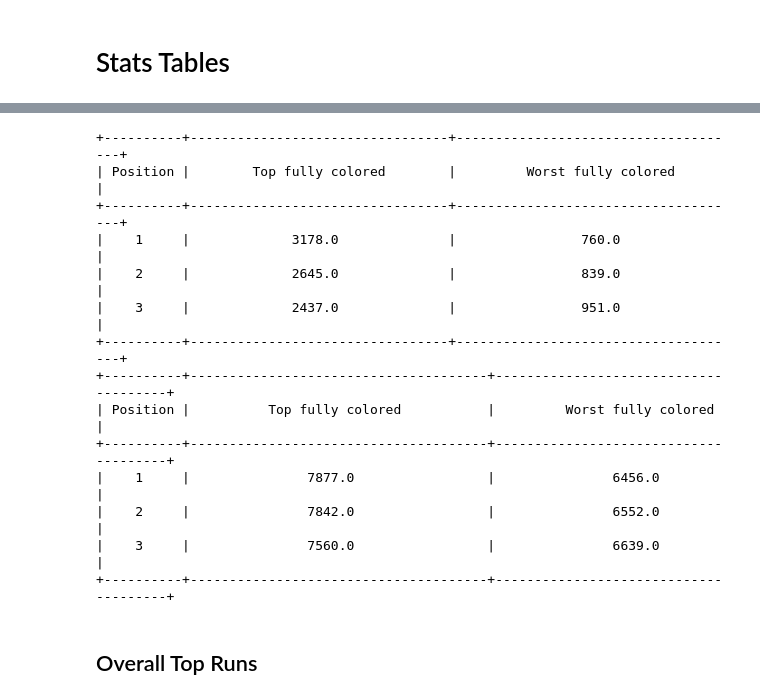
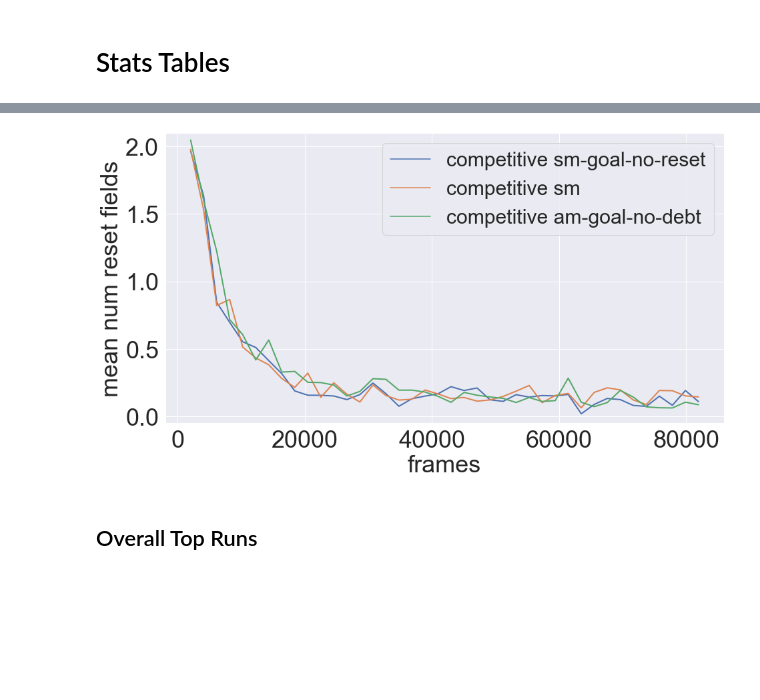
Before and after one commit to zarahz/MARL-and-Markets, a Jupyter notebook: Coloring/storage/easy/stats.ipynb, the cells around one changed output, grey strips where cells are left out. Cells and saved outputs as stored; diff of their text form; code cells hidden in the pictures; blank space fills up the shorter version.

```diff
--- a/Coloring/storage/easy/stats.ipynb
+++ b/Coloring/storage/easy/stats.ipynb
@@ -445,20 +487,6 @@ print_double_multiplot(dqn_mixed_stats)
-# %%
-# only competitive
-ppo_comp_stats = get_stats(["fully_colored"], "2-ppo-competitive", 3, [], print_table=True)
-dqn_comp_stats = get_stats(["fully_colored"], "2-dqn-competitive", 3, [], print_table=True)
-# print_double_multiplot(comp_stats)
-# %% [output]
-+----------+---------------------------------+-------------------------------------+
-| Position |        Top fully colored        |         Worst fully colored         |
-+----------+---------------------------------+-------------------------------------+
-|    1     |             3178.0              |                760.0                |
-|    2     |             2645.0              |                839.0                |
-|    3     |             2437.0              |                951.0                |
-+----------+---------------------------------+-------------------------------------+
-+----------+--------------------------------------+--------------------------------------+
-| Position |          Top fully colored           |         Worst fully colored          |
-+----------+--------------------------------------+--------------------------------------+
-|    1     |               7877.0                 |               6456.0                 |
-|    2     |               7842.0                 |               6552.0                 |
-|    3     |               7560.0                 |               6639.0                 |
-+----------+--------------------------------------+--------------------------------------+
+# %%
+
+# print_simple_plot(ppo_comp_stats['Top fully colored'], "mean_num_reset_fields", "", labelsize=36, legendsize=30)
+print_simple_plot(dqn_comp_stats['Top fully colored'], "mean_num_reset_fields", "", labelsize=36, legendsize=30)
+# %% [output]
+[figure, added]
```
Also changed, not shown: parts of 17 cells of this notebook, 38 other files.
